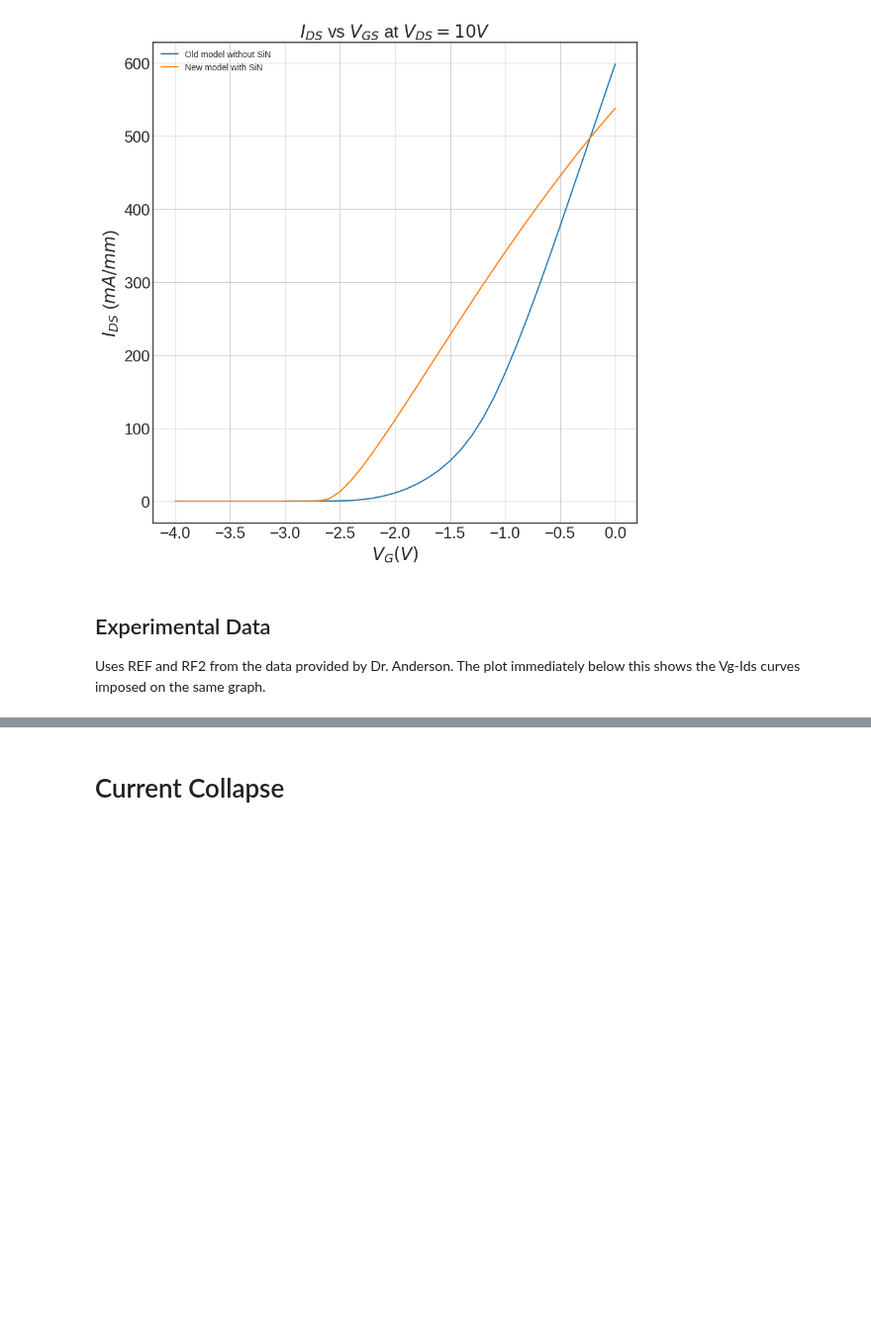
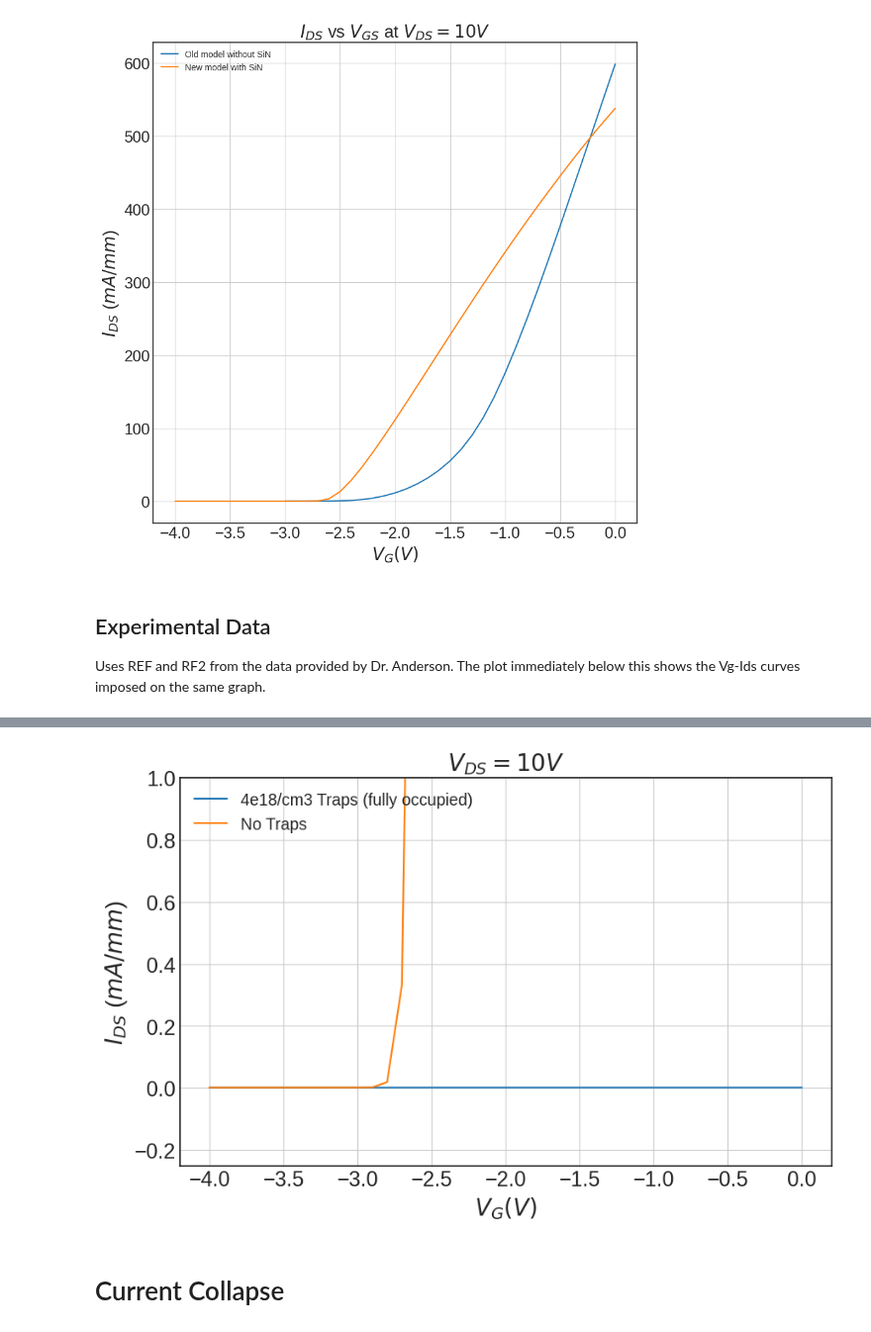
Before and after one commit to IanStafford/banjo-wombat, a Jupyter notebook: allNit/figures.ipynb, the cells around one changed output, grey strips where cells are left out. Shown at 99% size. Cells and saved outputs as stored; diff of their text form; code cells hidden in the pictures; blank space fills up the shorter version.

```diff
--- a/allNit/figures.ipynb
+++ b/allNit/figures.ipynb
@@ -151,3 +172,25 @@ plt.show()
+# %%
+fieldplate_full_Vgs, fieldplate_full_Ids = flooxsRead("/home/staffian/banjo-wombat/allNit/figures/4e19cloud.csv")
+plt.figure(figsize=[10,6]);
+#plt.plot(RF1_Vgs, 1000*RF1_Ids, label="RF1");
+#plt.plot(RF2_Vgs, 1000*RF2_Ids, label="RF2");
+#plt.plot(DC1_Vgs, 1000*DC1_Ids, label="DC1");
+#plt.plot(DC2_Vgs, 1000*DC2_Ids, label="DC2");
+#plt.plot(DC3_Vgs, 1000*DC3_Ids, label="DC3");
+plt.plot(fieldplate_full_Vgs, 1000*fieldplate_full_Ids, label="4e18/cm3 Traps (fully occupied)");
+plt.plot(fieldplate_Vgs, 1000*fieldplate_Ids, label="No Traps");
+plt.title("$V_{DS}=10V$", fontsize=20);
+plt.xlabel("$V_{G} (V)$", fontsize=20);
+plt.ylabel("$I_{DS}$ (${mA}/{mm}$)", fontsize=20);
+plt.xticks(fontsize = 18)
+plt.yticks(fontsize = 18)
+plt.ylim(-0.25,1);
+plt.grid(True);
+plt.legend(loc='upper left', fontsize=14);
+#plt.savefig("Vt.png", dpi=300, bbox_inches='tight')
+plt.show()
+# %% [output]
+[figure, added]
 # %% [markdown]
 # Current Collapse
 # %%
```
Also changed, not shown: parts of 6 cells of this notebook, 29 other files.
